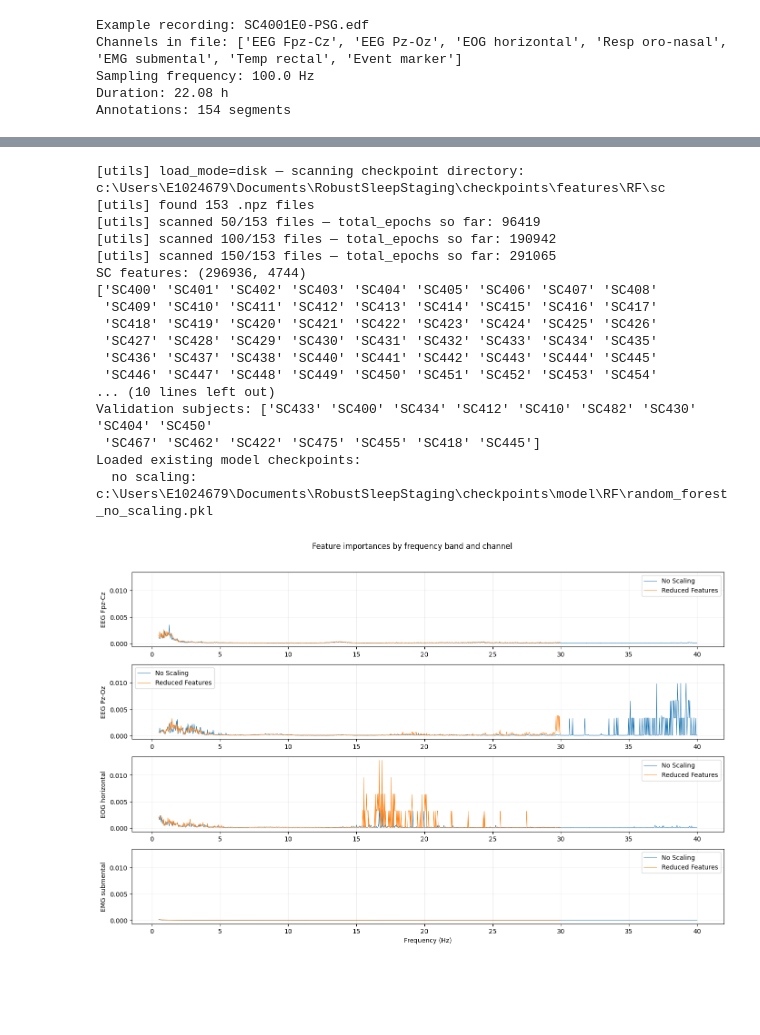
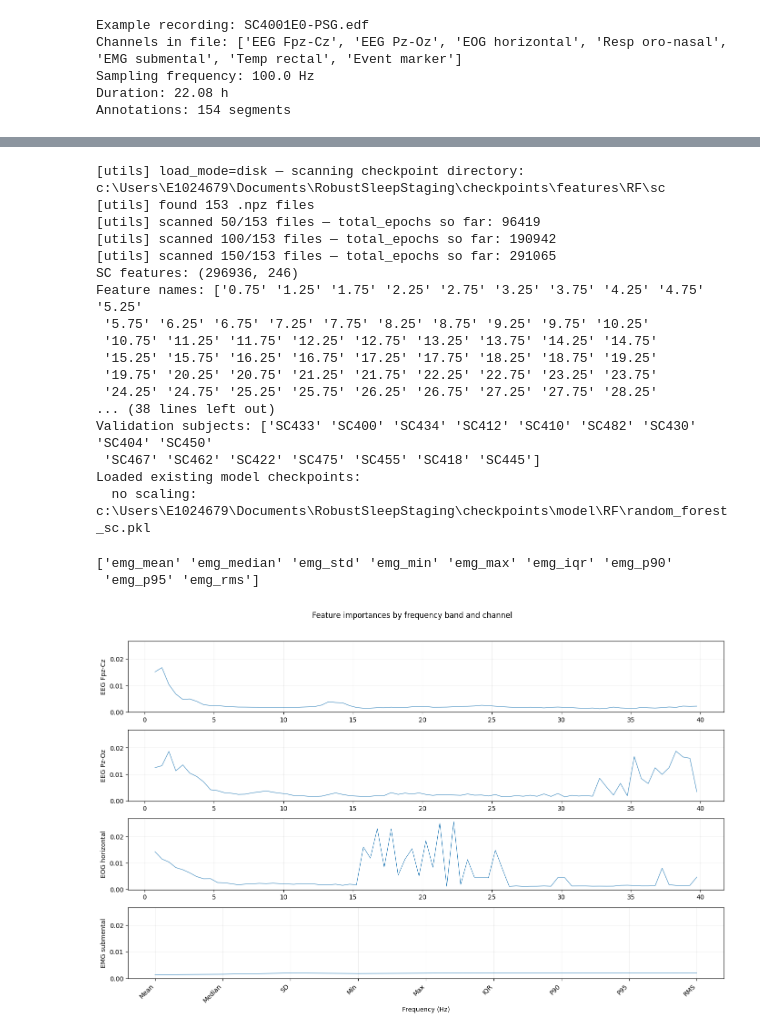
Before and after one commit to CarlaMalo/RobustSleepStaging, a Jupyter notebook: example_features.ipynb, the cells around one changed output, grey strips where cells are left out. Saved outputs shown, nothing was run; the diff lists cells and outputs as text; code cells hidden in the pictures; blank space fills up the shorter version.

```diff
--- a/example_features.ipynb
+++ b/example_features.ipynb
@@ -165,11 +240,11 @@ Feature matrix shape: (2144, 4744)
 # %%
 # Build / load feature arrays from the checkpoint folders
-model_path_1 = MODEL_DIR / 'random_forest_no_scaling.pkl'
-model_path_2 = MODEL_DIR / 'random_forest_sc_reduced.pkl'
+model_path_1 = MODEL_DIR / 'random_forest_sc.pkl'
 
 # Load SC features and labels for training and validation
-X_sc, y_sc, sid_sc = utils.load_per_record_checkpoints(FEATURE_DIR_SC, load_mode='disk')
+X_sc, y_sc, sid_sc, feature_names = utils.load_per_record_checkpoints(FEATURE_DIR_SC, load_mode='disk', return_feature_names=True)
 print('SC features:', X_sc.shape)
+print('Feature names:', feature_names)
 
 if X_sc.size > 0:
     unique_subjects = np.unique(sid_sc)
@@ -187,8 +262,6 @@ if X_sc.size > 0:
 
     if model_path_1.exists():
         clf_1 = joblib.load(model_path_1)
-        clf_2 = joblib.load(model_path_2)
-
         print('Loaded existing model checkpoints:')
         print('  no scaling:', model_path_1)
 
@@ -203,35 +276,48 @@ else:
 [utils] scanned 50/153 files — total_epochs so far: 96419
 [utils] scanned 100/153 files — total_epochs so far: 190942
 [utils] scanned 150/153 files — total_epochs so far: 291065
-SC features: (296936, 4744)
-['SC400' 'SC401' 'SC402' 'SC403' 'SC404' 'SC405' 'SC406' 'SC407' 'SC408'
- 'SC409' 'SC410' 'SC411' 'SC412' 'SC413' 'SC414' 'SC415' 'SC416' 'SC417'
- 'SC418' 'SC419' 'SC420' 'SC421' 'SC422' 'SC423' 'SC424' 'SC425' 'SC426'
- 'SC427' 'SC428' 'SC429' 'SC430' 'SC431' 'SC432' 'SC433' 'SC434' 'SC435'
- 'SC436' 'SC437' 'SC438' 'SC440' 'SC441' 'SC442' 'SC443' 'SC444' 'SC445'
- 'SC446' 'SC447' 'SC448' 'SC449' 'SC450' 'SC451' 'SC452' 'SC453' 'SC454'
-... (10 lines left out)
+SC features: (296936, 246)
+Feature names: ['0.75' '1.25' '1.75' '2.25' '2.75' '3.25' '3.75' '4.25' '4.75' '5.25'
+ '5.75' '6.25' '6.75' '7.25' '7.75' '8.25' '8.75' '9.25' '9.75' '10.25'
+ '10.75' '11.25' '11.75' '12.25' '12.75' '13.25' '13.75' '14.25' '14.75'
+ '15.25' '15.75' '16.25' '16.75' '17.25' '17.75' '18.25' '18.75' '19.25'
+ '19.75' '20.25' '20.75' '21.25' '21.75' '22.25' '22.75' '23.25' '23.75'
+ '24.25' '24.75' '25.25' '25.75' '26.25' '26.75' '27.25' '27.75' '28.25'
+... (38 lines left out)
 Validation subjects: ['SC433' 'SC400' 'SC434' 'SC412' 'SC410' 'SC482' 'SC430' 'SC404' 'SC450'
  'SC467' 'SC462' 'SC422' 'SC475' 'SC455' 'SC418' 'SC445']
 Loaded existing model checkpoints:
-  no scaling: c:\Users\E1024679\Documents\RobustSleepStaging\checkpoints\model\RF\random_forest_no_scaling.pkl
+  no scaling: c:\Users\E1024679\Documents\RobustSleepStaging\checkpoints\model\RF\random_forest_sc.pkl
 # %%
-freqs_1 = freqs.copy()
-freqs_2 = freqs.copy()[:885]
+n_freqs = (len(feature_names) - 9) // (len(preprocess.COMMON_CHANNELS) - 1 ) # Assuming 9 EMG features at the end
+freqs = feature_names[:n_freqs].astype(float)
+emg_feat_names = feature_names[-9:]
+
+print(emg_feat_names)
 
 fig, axes = plt.subplots(len(preprocess.COMMON_CHANNELS), 1, figsize=(14, 2.2 * len(preprocess.COMMON_CHANNELS)), sharey=True)
 for i_channel, channel in enumerate(preprocess.COMMON_CHANNELS):
-    ax = axes[i_channel]
-    feature_importances_1 = clf_1.feature_importances_[i_channel * len(freqs_1):(i_channel + 1) * len(freqs_1)]
-    feature_importances_2 = clf_2.feature_importances_[i_channel * len(freqs_2):(i_channel + 1) * len(freqs_2)]
-    ax.plot(freqs_1, feature_importances_1, lw=0.7, label='No Scaling')
-    ax.plot(freqs_2, feature_importances_2, lw=0.7, label='Reduced Features')
-    ax.set_ylabel(channel)
-    ax.grid(alpha=0.2)
-    ax.legend()
+    if i_channel < len(preprocess.COMMON_CHANNELS) - 1:  # Skip EMG channel
+        ax = axes[i_channel]
+        feature_importances_1 = clf_1.feature_importances_[i_channel * len(freqs):(i_channel + 1) * len(freqs)]
+        ax.plot(freqs, feature_importances_1, lw=0.7)
+        ax.set_ylabel(channel)
+        ax.grid(alpha=0.2)
+
+    elif i_channel == len(preprocess.COMMON_CHANNELS) - 1:
+        ax = axes[i_channel]
+        emg_feature_importances_1 = clf_1.feature_importances_[i_channel * len(freqs):]
+        ax.plot(emg_feat_names, emg_feature_importances_1, lw=0.7)
+        ax.set_xticks(emg_feat_names)
+        ax.set_xticklabels([EMG_FEATURE_LABELS_SHORT.get(name, name) for name in emg_feat_names], rotation=45, ha="right")
+        ax.set_ylabel(channel)
+        ax.grid(alpha=0.2)
+
 axes[-1].set_xlabel('Frequency (Hz)')
 fig.suptitle('Feature importances by frequency band and channel', y=1.02)
 plt.tight_layout()
 plt.show()
 # %% [output]
+['emg_mean' 'emg_median' 'emg_std' 'emg_min' 'emg_max' 'emg_iqr' 'emg_p90'
+ 'emg_p95' 'emg_rms']
-[figure, old version]
+[figure, new version]
```
Also changed, not shown: parts of 3 cells of this notebook, 6 other files.
